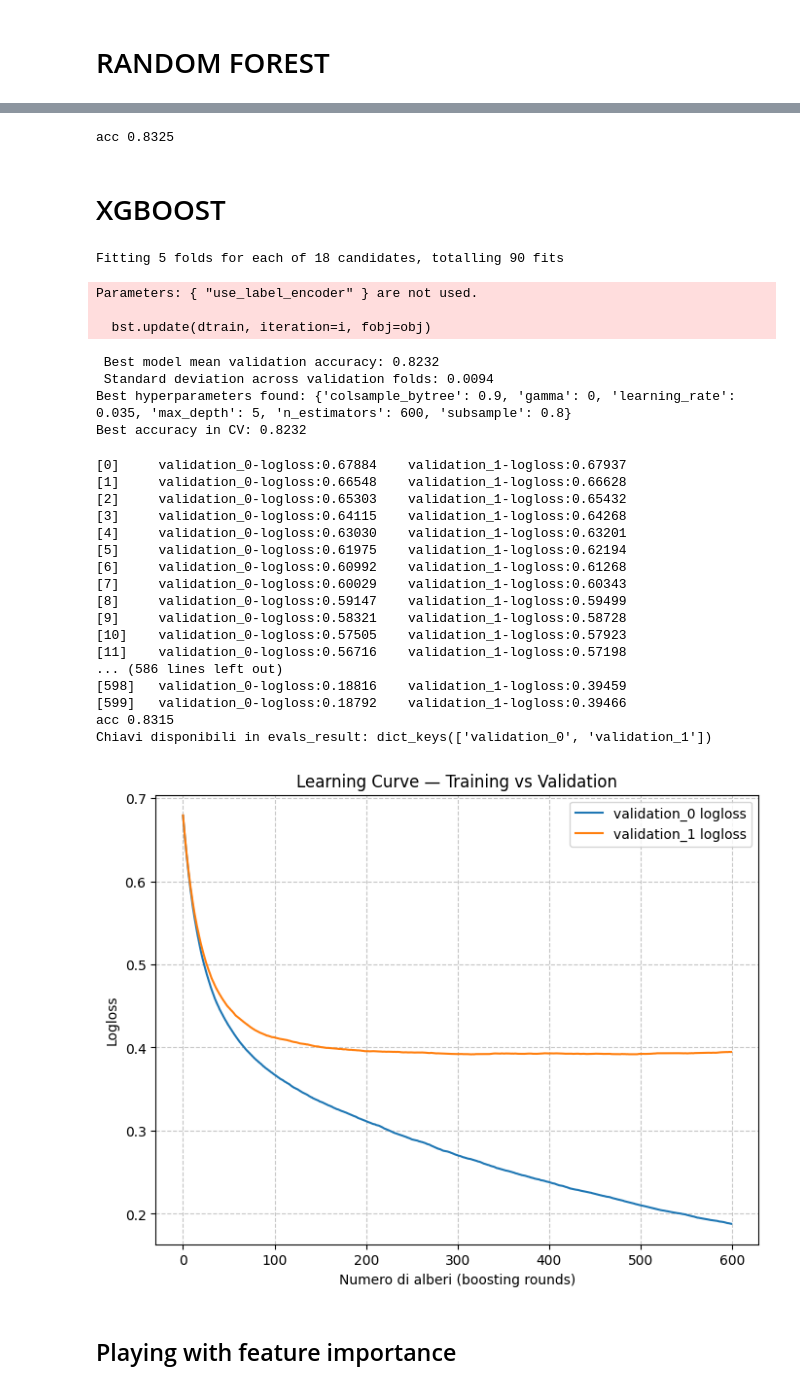
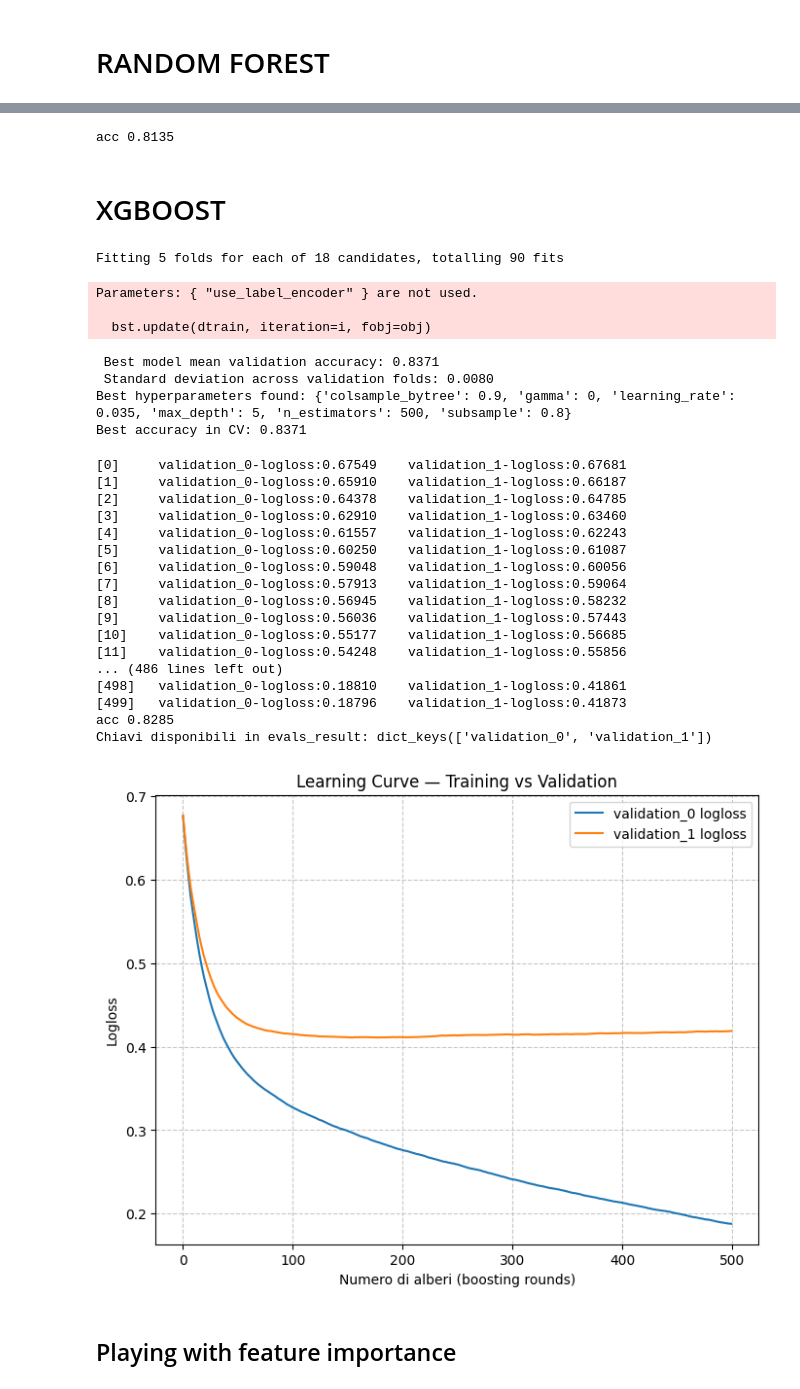
Before and after one commit to surianosapienza/fds-pokemon, a Jupyter notebook: notebooks/03_modeling.ipynb, the cells around one changed output, grey strips where cells are left out. Saved outputs shown, nothing was run; the diff lists cells and outputs as text; code cells hidden in the pictures.

```diff
--- a/notebooks/03_modeling.ipynb
+++ b/notebooks/03_modeling.ipynb
@@ -243,5 +245,6 @@ print(f"Best accuracy in CV: {grid_search.best_score_:.4f}")
 
 
 best_dt = grid_search.best_estimator_
+best_param_dt = grid_search.best_params_
 # %% [output]
 Fitting 5 folds for each of 3 candidates, totalling 15 fits
@@ -251,0 +255,6 @@ Best accuracy in CV: 0.7408
+# %%
+best_dt = DecisionTreeClassifier(**best_param_dt, random_state=seed)
+best_dt.fit(X_train, y_train)
+y_pred= best_dt.predict(X_vali)
+dt_accuracy = accuracy_score(y_vali,y_pred)
+print("acc",dt_accuracy)
@@ -327,9 +338,10 @@ Best accuracy in CV: 0.8172
 best_rf = RandomForestClassifier(**best_param_rf, random_state=seed)
 best_rf.fit(X_train, y_train)
 y_pred= best_rf.predict(X_vali)
-print("acc",accuracy_score(y_vali,y_pred))
+rf_accuracy = accuracy_score(y_vali,y_pred)
+print("acc", rf_accuracy)
 # %% [output]
-acc 0.8325
+acc 0.8135
 # %% [markdown]
 # XGBOOST
 # %%
@@ -389,56 +401,57 @@ Fitting 5 folds for each of 18 candidates, totalling 90 fits
 Parameters: { "use_label_encoder" } are not used.
 
   bst.update(dtrain, iteration=i, fobj=obj)
- Best model mean validation accuracy: 0.8232
- Standard deviation across validation folds: 0.0094
-Best hyperparameters found: {'colsample_bytree': 0.9, 'gamma': 0, 'learning_rate': 0.035, 'max_depth': 5, 'n_estimators': 600, 'subsample': 0.8}
-Best accuracy in CV: 0.8232
+ Best model mean validation accuracy: 0.8371
+ Standard deviation across validation folds: 0.0080
+Best hyperparameters found: {'colsample_bytree': 0.9, 'gamma': 0, 'learning_rate': 0.035, 'max_depth': 5, 'n_estimators': 500, 'subsample': 0.8}
+Best accuracy in CV: 0.8371
 # %%
 evals_result = {}
 best_xgb = XGBClassifier(**best_param_xgb, random_state=seed)
 best_xgb.fit(X_train, y_train, eval_set=[(X_train, y_train), (X_vali, y_vali)])
 y_pred= best_xgb.predict(X_vali)
-print("acc",accuracy_score(y_vali,y_pred))
+xgb_accuracy = accuracy_score(y_vali,y_pred)
+print("acc", xgb_accuracy)
 
 evals_result = best_xgb.evals_result()
 print("Chiavi disponibili in evals_result:", evals_result.keys())
 
 # 3️⃣ Recupera le curve in modo dinamico
 keys = list(evals_result.keys())
 train_key, vali_key = keys[0], keys[1]
 
 train_loss = evals_result[train_key]['logloss']
 vali_loss = evals_result[vali_key]['logloss']
 
 # Plot loss
 plt.figure(figsize=(8,6))
 plt.plot(train_loss, label=f'{train_key} logloss')
 plt.plot(vali_loss, label=f'{vali_key} logloss')
 plt.xlabel('Numero di alberi (boosting rounds)')
 plt.ylabel('Logloss')
 plt.title('Learning Curve — Training vs Validation')
 plt.legend()
 plt.grid(True, linestyle='--', alpha=0.7)
 plt.show()
 # %% [output]
-[0]     validation_0-logloss:0.67884    validation_1-logloss:0.67937
-[1]     validation_0-logloss:0.66548    validation_1-logloss:0.66628
-[2]     validation_0-logloss:0.65303    validation_1-logloss:0.65432
-[3]     validation_0-logloss:0.64115    validation_1-logloss:0.64268
-[4]     validation_0-logloss:0.63030    validation_1-logloss:0.63201
-[5]     validation_0-logloss:0.61975    validation_1-logloss:0.62194
-[6]     validation_0-logloss:0.60992    validation_1-logloss:0.61268
-[7]     validation_0-logloss:0.60029    validation_1-logloss:0.60343
-[8]     validation_0-logloss:0.59147    validation_1-logloss:0.59499
-[9]     validation_0-logloss:0.58321    validation_1-logloss:0.58728
-[10]    validation_0-logloss:0.57505    validation_1-logloss:0.57923
-[11]    validation_0-logloss:0.56716    validation_1-logloss:0.57198
-... (586 lines left out)
-[598]   validation_0-logloss:0.18816    validation_1-logloss:0.39459
-[599]   validation_0-logloss:0.18792    validation_1-logloss:0.39466
-acc 0.8315
+[0]     validation_0-logloss:0.67549    validation_1-logloss:0.67681
+[1]     validation_0-logloss:0.65910    validation_1-logloss:0.66187
+[2]     validation_0-logloss:0.64378    validation_1-logloss:0.64785
+[3]     validation_0-logloss:0.62910    validation_1-logloss:0.63460
+[4]     validation_0-logloss:0.61557    validation_1-logloss:0.62243
+[5]     validation_0-logloss:0.60250    validation_1-logloss:0.61087
+[6]     validation_0-logloss:0.59048    validation_1-logloss:0.60056
+[7]     validation_0-logloss:0.57913    validation_1-logloss:0.59064
+[8]     validation_0-logloss:0.56945    validation_1-logloss:0.58232
+[9]     validation_0-logloss:0.56036    validation_1-logloss:0.57443
+[10]    validation_0-logloss:0.55177    validation_1-logloss:0.56685
+[11]    validation_0-logloss:0.54248    validation_1-logloss:0.55856
+... (486 lines left out)
+[498]   validation_0-logloss:0.18810    validation_1-logloss:0.41861
+[499]   validation_0-logloss:0.18796    validation_1-logloss:0.41873
+acc 0.8285
 Chiavi disponibili in evals_result: dict_keys(['validation_0', 'validation_1'])
-[figure, old version]
+[figure, new version]
 # %% [markdown]
 ## Playing with feature importance
 # %%
```
Also changed, not shown: parts of 19 cells of this notebook, 4 other files.
